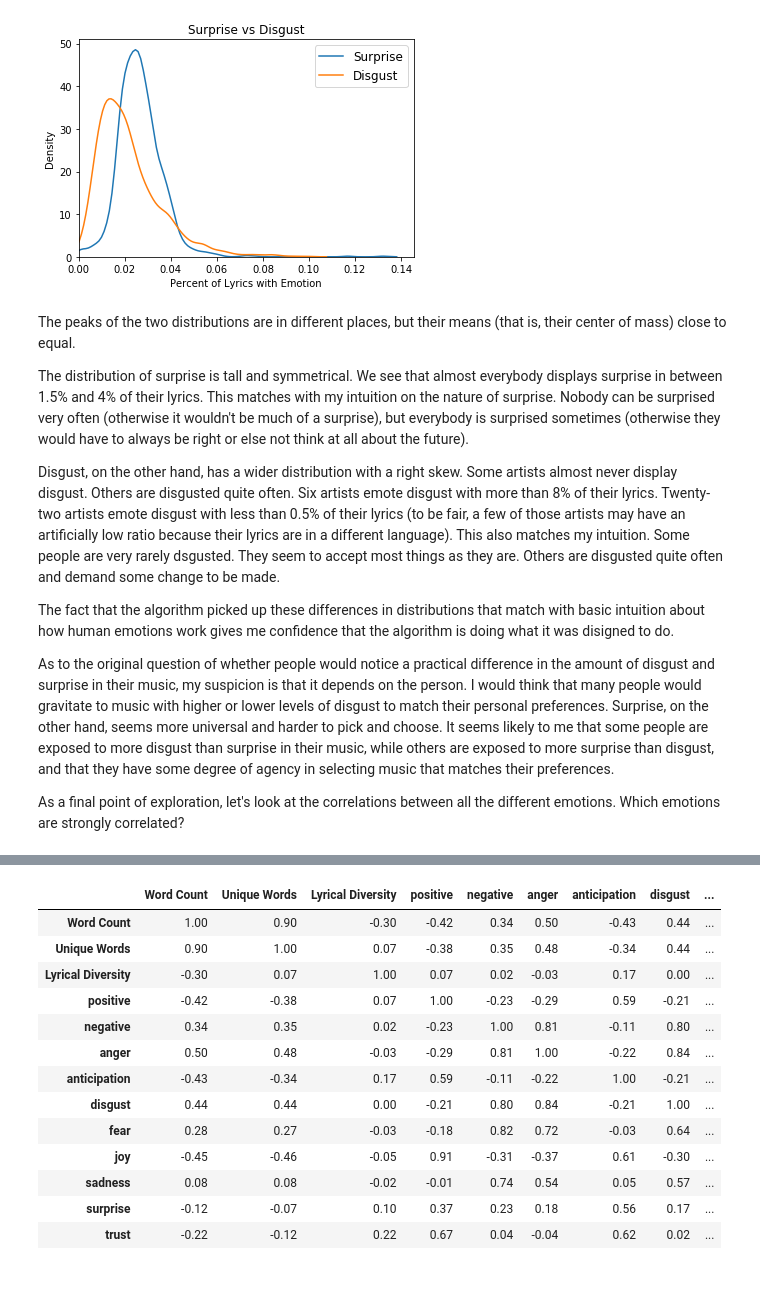
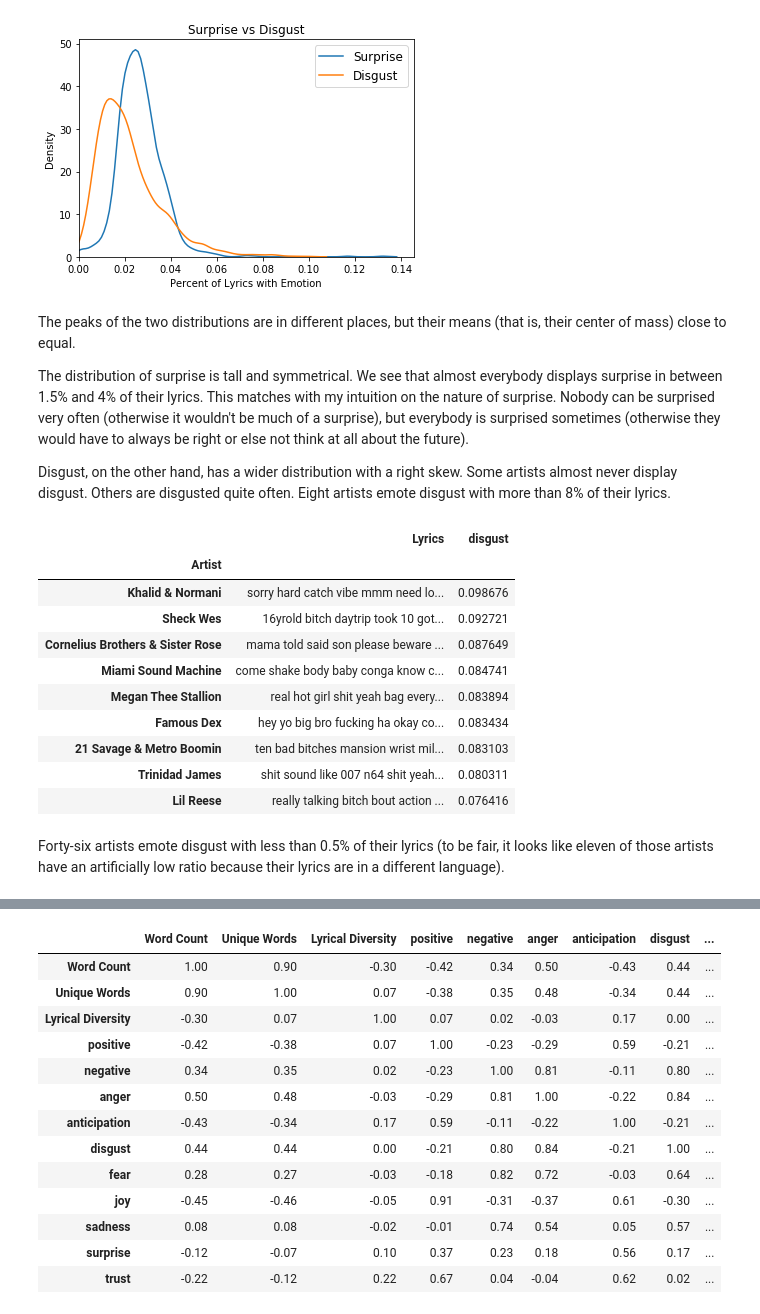
Before and after one commit to ben-pfeffer/lyrics-sentiment, a Jupyter notebook: sentiment-report.ipynb, the cells around one changed output, grey strips where cells are left out. Saved outputs shown, nothing was run; the diff lists cells and outputs as text; code cells hidden in the pictures; blank space fills up the shorter version.

```diff
--- a/sentiment-report.ipynb
+++ b/sentiment-report.ipynb
@@ -295,10 +300,21 @@ The peaks of the two distributions are in different places, but their means (tha
 
 The distribution of surprise is tall and symmetrical. We see that almost everybody displays surprise in between 1.5% and 4% of their lyrics. This matches with my intuition on the nature of surprise. Nobody can be surprised very often (otherwise it wouldn't be much of a surprise), but everybody is surprised sometimes (otherwise they would have to always be right or else not think at all about the future).
 
-Disgust, on the other hand, has a wider distribution with a right skew. Some artists almost never display disgust. Others are disgusted quite often. Six artists emote disgust with more than 8% of their lyrics. Twenty-two artists emote disgust with less than 0.5% of their lyrics (to be fair, a few of those artists may have an artificially low ratio because their lyrics are in a different language). This also matches my intuition. Some people are very rarely dsgusted. They seem to accept most things as they are. Others are disgusted quite often and demand some change to be made.
-
-The fact that the algorithm picked up these differences in distributions that match with basic intuition about how human emotions work gives me confidence that the algorithm is doing what it was disigned to do.
-
-As to the original question of whether people would notice a practical difference in the amount of disgust and surprise in their music, my suspicion is that it depends on the person. I would think that many people would gravitate to music with higher or lower levels of disgust to match their personal preferences. Surprise, on the other hand, seems more universal and harder to pick and choose. It seems likely to me that some people are exposed to more disgust than surprise in their music, while others are exposed to more surprise than disgust, and that they have some degree of agency in selecting music that matches their preferences.
-
-As a final point of exploration, let's look at the correlations between all the different emotions. Which emotions are strongly correlated?
+Disgust, on the other hand, has a wider distribution with a right skew. Some artists almost never display disgust. Others are disgusted quite often. Eight artists emote disgust with more than 8% of their lyrics.
+# %%
+x = df.sort_values('disgust', ascending=False).head(9)
+x[['Artist', 'Lyrics','disgust']].set_index('Artist')
+# %% [output]
+|  | Lyrics | disgust |
+| Artist |  |  |
+| Khalid & Normani | sorry hard catch vibe mmm need lo... | 0.098676 |
+| Sheck Wes | 16yrold bitch daytrip took 10 got... | 0.092721 |
+| Cornelius Brothers & Sister Rose | mama told said son please beware ... | 0.087649 |
+| Miami Sound Machine | come shake body baby conga know c... | 0.084741 |
+| Megan Thee Stallion | real hot girl shit yeah bag every... | 0.083894 |
+| Famous Dex | hey yo big bro fucking ha okay co... | 0.083434 |
+| 21 Savage & Metro Boomin | ten bad bitches mansion wrist mil... | 0.083103 |
+| Trinidad James | shit sound like 007 n64 shit yeah... | 0.080311 |
+| Lil Reese | really talking bitch bout action ... | 0.076416 |
+# %% [markdown]
+Forty-six artists emote disgust with less than 0.5% of their lyrics (to be fair, it looks like eleven of those artists have an artificially low ratio because their lyrics are in a different language).
```
Also changed, not shown: parts of 9 cells of this notebook, 1 other file.
